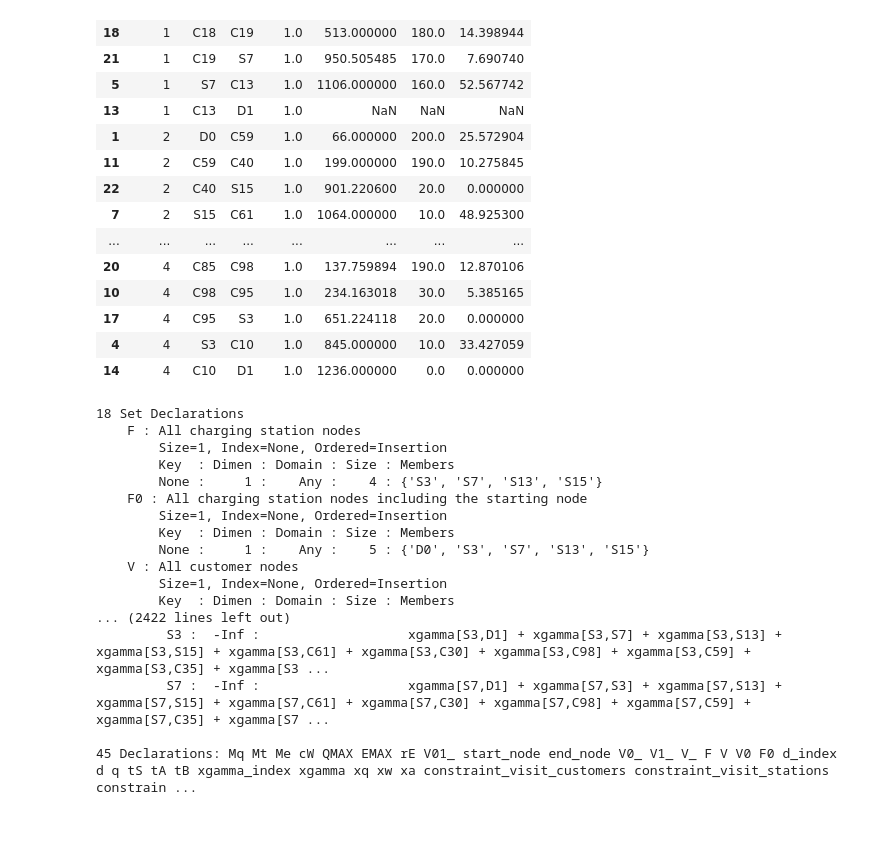
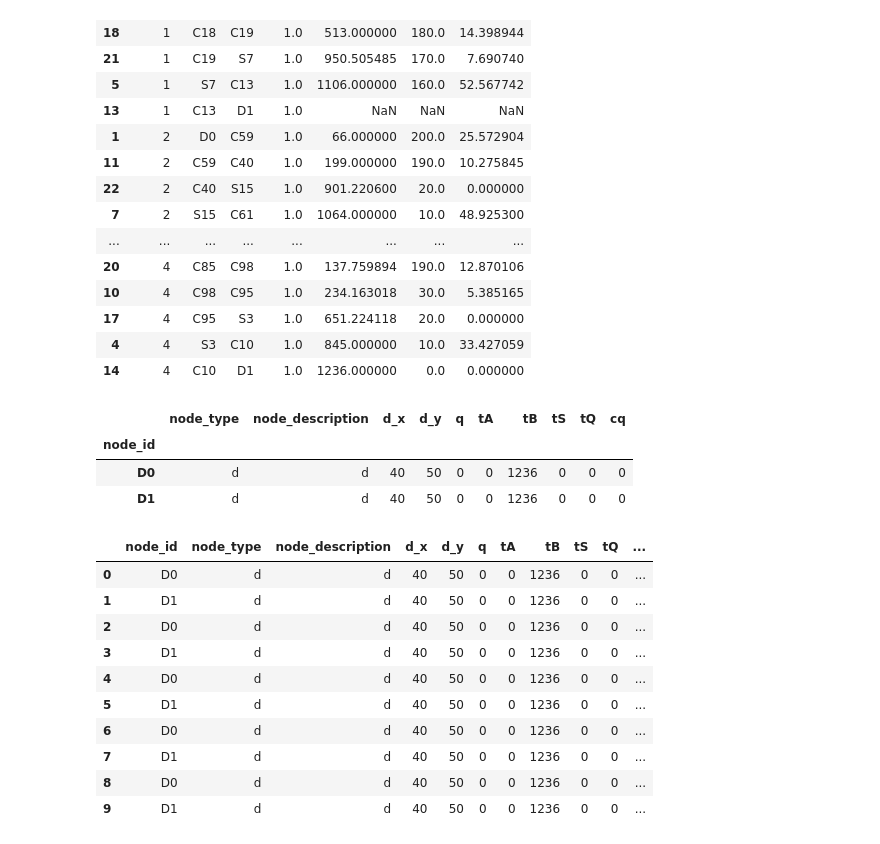
Before and after one commit to rariss/E-VRP-TW-V2G, a Jupyter notebook: evrp_schneider_2014/evrptw_notebook.ipynb, the cells around one changed output. Cells and saved outputs as stored; diff of their text form; code cells hidden in the pictures.

```diff
--- a/evrp_schneider_2014/evrptw_notebook.ipynb
+++ b/evrp_schneider_2014/evrptw_notebook.ipynb
@@ -99,22 +81,29 @@ x[x['state']>0].sort_values(['route', 'xw'])
 | 4 | 4 | S3 | C10 | 1.0 | 845.000000 | 10.0 | 33.427059 |
 | 14 | 4 | C10 | D1 | 1.0 | 1236.000000 | 0.0 | 0.000000 |
 # %%
-m.instance.pprint()
+# m.instance.pprint()
-# %% [output]
-18 Set Declarations
-    F : All charging station nodes
-        Size=1, Index=None, Ordered=Insertion
-        Key  : Dimen : Domain : Size : Members
-        None :     1 :    Any :    4 : {'S3', 'S7', 'S13', 'S15'}
-    F0 : All charging station nodes including the starting node
-        Size=1, Index=None, Ordered=Insertion
-        Key  : Dimen : Domain : Size : Members
-        None :     1 :    Any :    5 : {'D0', 'S3', 'S7', 'S13', 'S15'}
-    V : All customer nodes
-        Size=1, Index=None, Ordered=Insertion
-        Key  : Dimen : Domain : Size : Members
-... (2422 lines left out)
-         S3 :  -Inf :                   xgamma[S3,D1] + xgamma[S3,S7] + xgamma[S3,S13] + xgamma[S3,S15] + xgamma[S3,C61] + xgamma[S3,C30] + xgamma[S3,C98] + xgamma[S3,C59] + xgamma[S3,C35] + xgamma[S3 ...
-         S7 :  -Inf :                   xgamma[S7,D1] + xgamma[S7,S3] + xgamma[S7,S13] + xgamma[S7,S15] + xgamma[S7,C61] + xgamma[S7,C30] + xgamma[S7,C98] + xgamma[S7,C59] + xgamma[S7,C35] + xgamma[S7 ...
-
-45 Declarations: Mq Mt Me cW QMAX EMAX rE V01_ start_node end_node V0_ V1_ V_ F V V0 F0 d_index d q tS tA tB xgamma_index xgamma xq xw xa constraint_visit_customers constraint_visit_stations constrain ...
+# %%
+d = m.data['D']
+d
+# %% [output]
+|  | node_type | node_description | d_x | d_y | q | tA | tB | tS | tQ | cq |
+| node_id |  |  |  |  |  |  |  |  |  |  |
+| D0 | d | d | 40 | 50 | 0 | 0 | 1236 | 0 | 0 | 0 |
+| D1 | d | d | 40 | 50 | 0 | 0 | 1236 | 0 | 0 | 0 |
+# %%
+df = pd.DataFrame()
+df = df.append([d]*5)
+df = df.reset_index()
+df
+# %% [output]
+|  | node_id | node_type | node_description | d_x | d_y | q | tA | tB | tS | tQ | ... |
+| 0 | D0 | d | d | 40 | 50 | 0 | 0 | 1236 | 0 | 0 | ... |
+| 1 | D1 | d | d | 40 | 50 | 0 | 0 | 1236 | 0 | 0 | ... |
+| 2 | D0 | d | d | 40 | 50 | 0 | 0 | 1236 | 0 | 0 | ... |
+| 3 | D1 | d | d | 40 | 50 | 0 | 0 | 1236 | 0 | 0 | ... |
+| 4 | D0 | d | d | 40 | 50 | 0 | 0 | 1236 | 0 | 0 | ... |
+| 5 | D1 | d | d | 40 | 50 | 0 | 0 | 1236 | 0 | 0 | ... |
+| 6 | D0 | d | d | 40 | 50 | 0 | 0 | 1236 | 0 | 0 | ... |
+| 7 | D1 | d | d | 40 | 50 | 0 | 0 | 1236 | 0 | 0 | ... |
+| 8 | D0 | d | d | 40 | 50 | 0 | 0 | 1236 | 0 | 0 | ... |
+| 9 | D1 | d | d | 40 | 50 | 0 | 0 | 1236 | 0 | 0 | ... |
```
Also changed, not shown: parts of 6 cells of this notebook.
